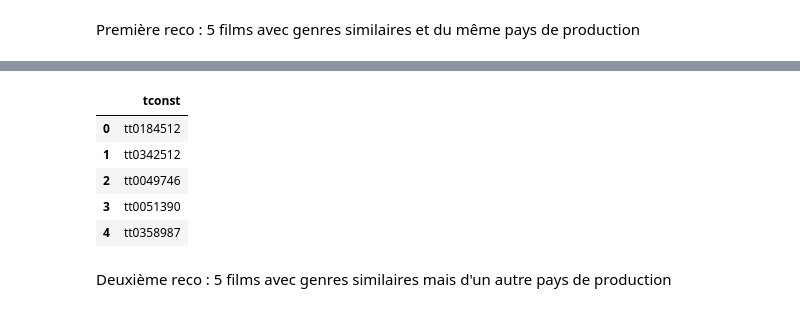
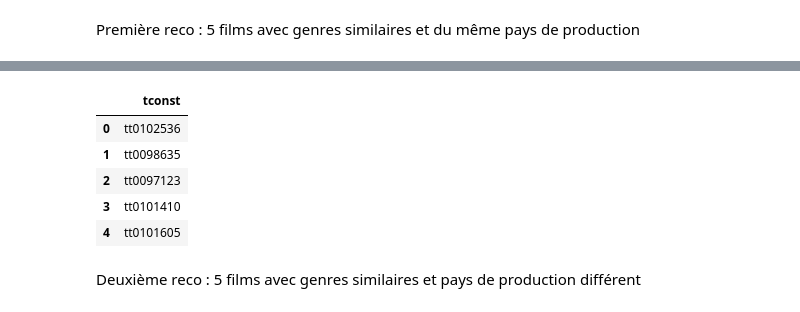
Before and after one commit to jpvt-data/AlgoCinema, a Jupyter notebook: machine learning/BIG_DF_ML.ipynb, the cells around one changed output, grey strips where cells are left out. Saved outputs shown, nothing was run; the diff lists cells and outputs as text; code cells hidden in the pictures.

```diff
--- a/machine learning/BIG_DF_ML.ipynb
+++ b/machine learning/BIG_DF_ML.ipynb
@@ -233,0 +202,30 @@ memory usage: 10.4+ MB
+# %%
+from sklearn.preprocessing import MinMaxScaler
+
+index = df_ml.index
+df_ml_num = df_ml.select_dtypes('number')
+df_ml_cat = df_ml.select_dtypes(['object', 'category', 'string', 'bool'])
+
+# Normalisation des colonnes numériques
+SN = MinMaxScaler()
+df_ml_num_SN = pd.DataFrame(SN.fit_transform(df_ml_num), columns=df_ml_num.columns, index=index)
+
+df_ml_encoded = pd.concat([df_ml_num_SN, df_ml_cat], axis=1)
+
+# On sépare notre df en deux groupes, en fonction de la note
+bons_films = df_ml_encoded[df_ml_encoded['notes'] >= 0.7]
+
+# On crée une liste des colonnes à utiliser pour le modèle
+caracteristiques = df_ml_encoded.columns.drop(['tconst', 'nconst', 'title', 'title_ratings_numVotes', 'rating',
+    'Action', 'Adventure', 'Animation', 'Biography', 'Comedy', 'Crime',
+    'Documentary', 'Drama', 'Family', 'Fantasy', 'Game-Show', 'History',
+    'Horror', 'Music', 'Musical', 'Mystery', 'News', 'Reality-TV',
+    'Romance', 'Sci-Fi', 'Sport', 'Talk-Show', 'Thriller', 'War', 'Western',
+    'tmdb_US', 'tmdb_FR', 'tmdb_GB', 'tmdb_DE', 'tmdb_JP', 'tmdb_IN',
+    'tmdb_IT', 'tmdb_CA', 'tmdb_ES', 'tmdb_MX', 'tmdb_HK', 'tmdb_BR',
+    'tmdb_SE', 'tmdb_SU', 'tmdb_PH', 'tmdb_KR', 'tmdb_AU', 'tmdb_CN',
+    'tmdb_AR', 'tmdb_RU', 'tmdb_DK', 'tmdb_NL', 'tmdb_BE', 'tmdb_AT',
+    'tmdb_TR', 'tmdb_PL', 'tmdb_CH', 'tmdb_XC', 'tmdb_FI', 'tmdb_NO',
+    'tmdb_IR', 'tmdb_XG', 'tmdb_EG', 'tmdb_NG', 'tmdb_ZA'])
+
+bons_films = bons_films[caracteristiques]
@@ -417,15 +392,14 @@ recommandation_finale('tt0275209')
-# %%
-selection = recommandation('tt0275209')
-selection
-# %% [output]
-|  | tconst |
-| 0 | tt0184512 |
-| 1 | tt0342512 |
-| 2 | tt0049746 |
-| 3 | tt0051390 |
-| 4 | tt0358987 |
+# %%
+recommandation('tt0099785')
+# %% [output]
+|  | tconst |
+| 0 | tt0102536 |
+| 1 | tt0098635 |
+| 2 | tt0097123 |
+| 3 | tt0101410 |
+| 4 | tt0101605 |
 # %% [markdown]
-Deuxième reco : 5 films avec genres similaires mais d'un autre pays de production
+Deuxième reco : 5 films avec genres similaires et pays de production différent
 # %%
 def recommandation2(tconst):
 
```
Also changed, not shown: parts of 39 cells of this notebook, 4 other files.
